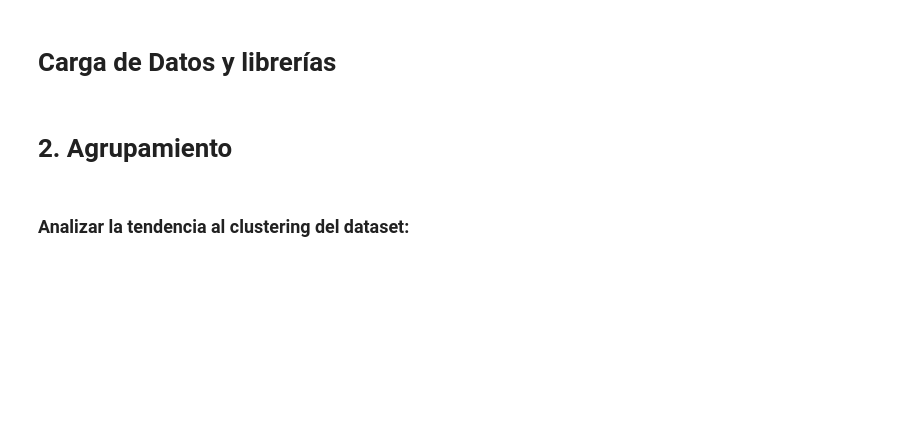
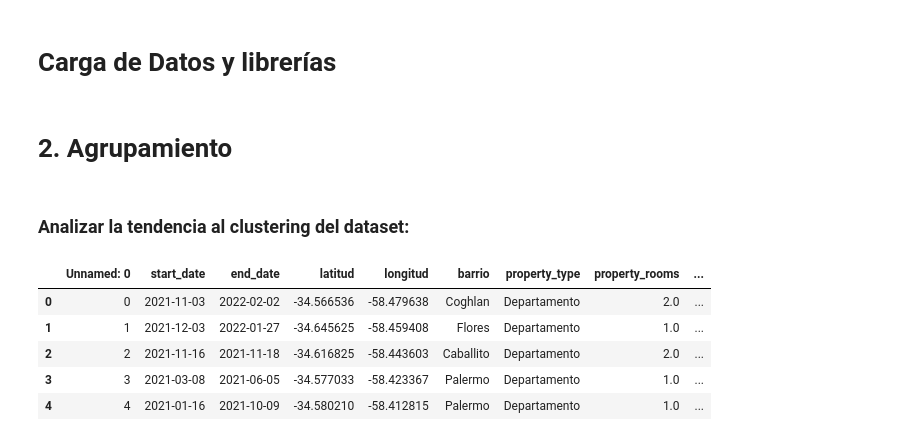
Before and after one commit to iankvdh/Organizacion-de-Datos-2C2022-GRUPO22, a Jupyter notebook: 7506R_TP1_GRUPO22_ENTREGA_AGRUPAMIENTO.ipynb, the cells around one changed output. Saved outputs shown, nothing was run; the diff lists cells and outputs as text; code cells hidden in the pictures; blank space fills up the shorter version.

```diff
--- a/7506R_TP1_GRUPO22_ENTREGA_AGRUPAMIENTO.ipynb
+++ b/7506R_TP1_GRUPO22_ENTREGA_AGRUPAMIENTO.ipynb
@@ -23,3 +31,12 @@ poly = gp.read_file(r'./Datasets/barrios_procesados.geojson')
 # 2. Agrupamiento
 # %% [markdown]
 ### Analizar la tendencia al clustering del dataset:
+# %%
+viviendas_caba_train.head()
+# %% [output]
+|  | Unnamed: 0 | start_date | end_date | latitud | longitud | barrio | property_type | property_rooms | ... |
+| 0 | 0 | 2021-11-03 | 2022-02-02 | -34.566536 | -58.479638 | Coghlan | Departamento | 2.0 | ... |
+| 1 | 1 | 2021-12-03 | 2022-01-27 | -34.645625 | -58.459408 | Flores | Departamento | 1.0 | ... |
+| 2 | 2 | 2021-11-16 | 2021-11-18 | -34.616825 | -58.443603 | Caballito | Departamento | 2.0 | ... |
+| 3 | 3 | 2021-03-08 | 2021-06-05 | -34.577033 | -58.423367 | Palermo | Departamento | 1.0 | ... |
+| 4 | 4 | 2021-01-16 | 2021-10-09 | -34.580210 | -58.412815 | Palermo | Departamento | 1.0 | ... |
```
Also changed, not shown: parts of 16 cells of this notebook, 1 other file.
